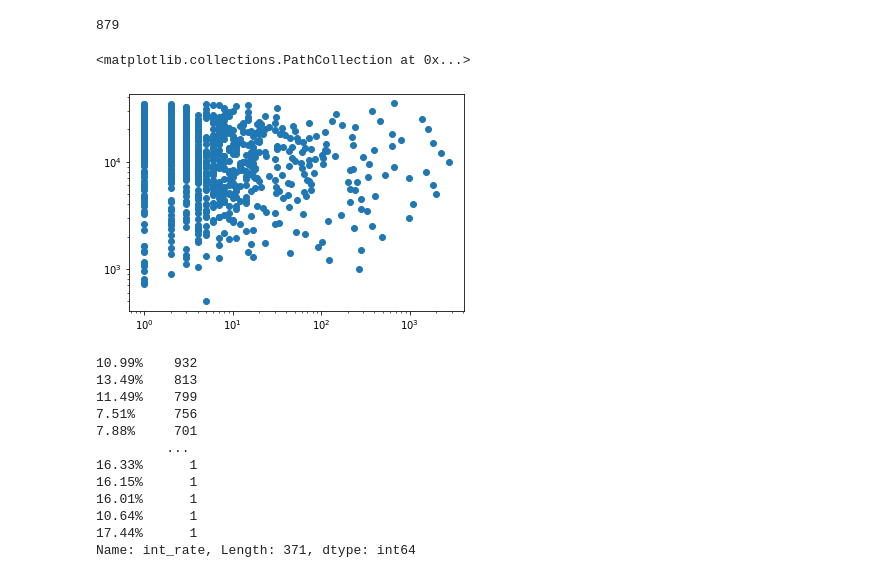
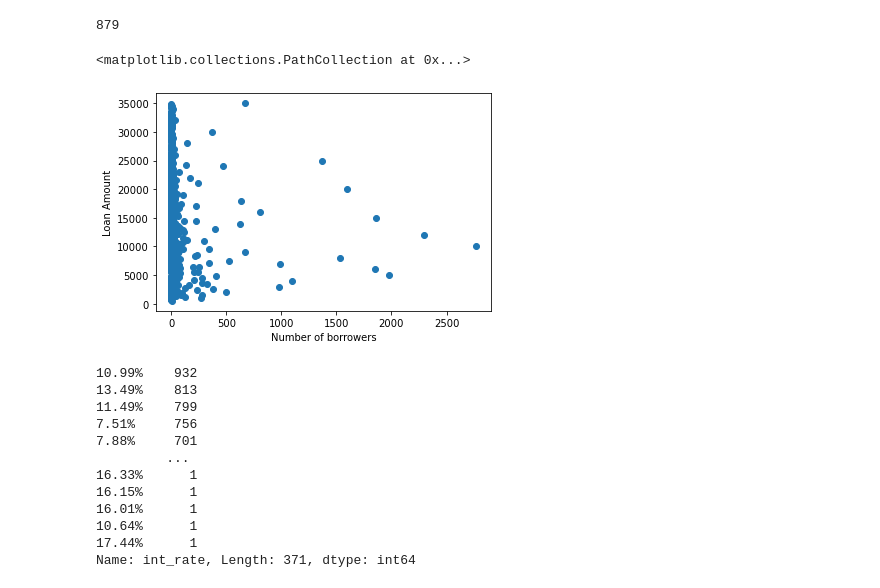
Before and after one commit to MrRobo-t/lending-case-study, a Jupyter notebook: Gaurav_Malhotra.ipynb, the cells around one changed output. Cells and saved outputs as stored; diff of their text form; code cells hidden in the pictures.

```diff
--- a/Gaurav_Malhotra.ipynb
+++ b/Gaurav_Malhotra.ipynb
@@ -207,13 +207,17 @@ df["loan_amnt"].nunique()
 879
 # %%
 # plot the scatter graph
-plt.xscale("log")
-plt.yscale("log")
+# plt.xscale("log")
+# plt.yscale("log")
+plt.ylabel("Loan Amount")
+plt.xlabel("Number of borrowers")
 plt.scatter(list(df.loan_amnt.value_counts()),
        list(df.loan_amnt.value_counts().index))
+
+# We can infer that only 1 borrower has borrowed per very high amount.
 # %% [output]
 <matplotlib.collections.PathCollection at 0x...>
-[figure, old version]
+[figure, new version]
 # %%
 #int_rate
 df["int_rate"].value_counts()
```
Also changed, not shown: parts of 21 cells of this notebook.
